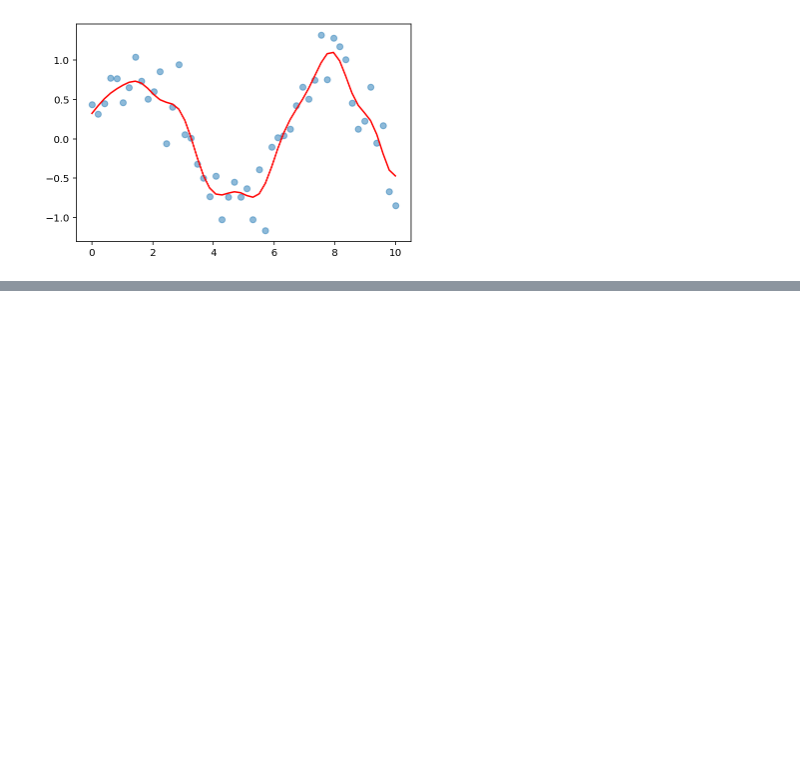
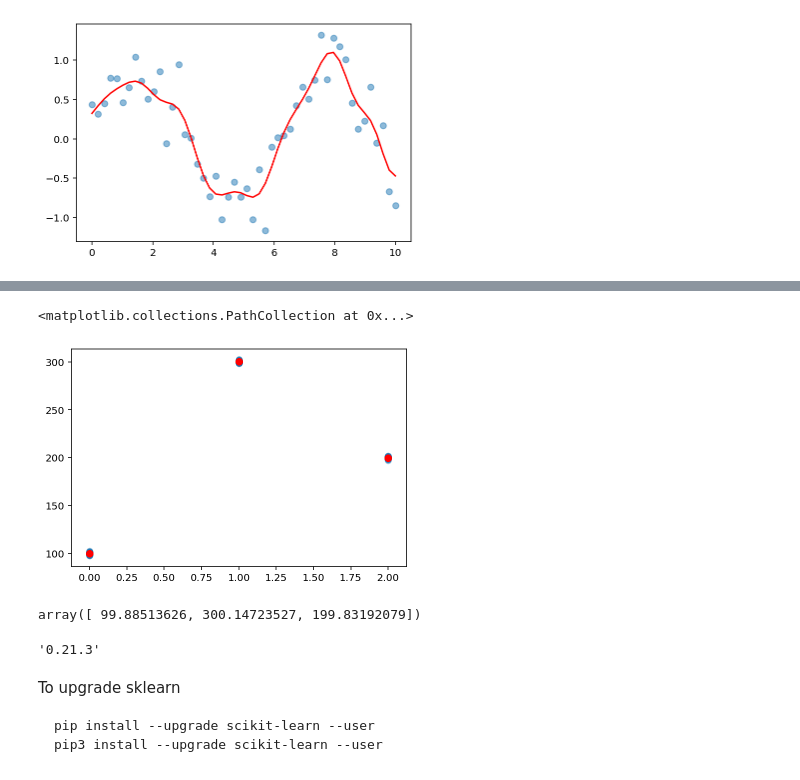
Before and after one commit to jephianlin/math599env, a Jupyter notebook: 1120.ipynb, the cells around one changed output, grey strips where cells are left out. Cells and saved outputs as stored; diff of their text form; code cells hidden in the pictures; blank space fills up the shorter version.

````diff
--- a/1120.ipynb
+++ b/1120.ipynb
@@ -281,0 +393,5 @@ plt.plot(x, y_model, color='red')
+# %%
+pipe = make_pipeline(OneHotEncoder(),
+                     LinearRegression(fit_intercept=False))
+pipe.fit(new_X, y)
+y_model = pipe.predict(new_X)
@@ -281,0 +402,10 @@ plt.plot(x, y_model, color='red')
+# %%
+plt.scatter(new_X[:,0], y, alpha=0.3)
+plt.scatter(new_X[:,0], y_model, color='red')
+# %% [output]
+<matplotlib.collections.PathCollection at 0x...>
+[figure, added]
+# %%
+pipe.steps[1][1].coef_
+# %% [output]
+array([ 99.88513626, 300.14723527, 199.83192079])
@@ -281,0 +416,10 @@ plt.plot(x, y_model, color='red')
+# %%
+sklearn.__version__
+# %% [output]
+'0.21.3'
+# %% [markdown]
+To upgrade sklearn
+```Python
+pip install --upgrade scikit-learn --user
+pip3 install --upgrade scikit-learn --user
+```
````
Also changed, not shown: parts of 20 cells of this notebook.
